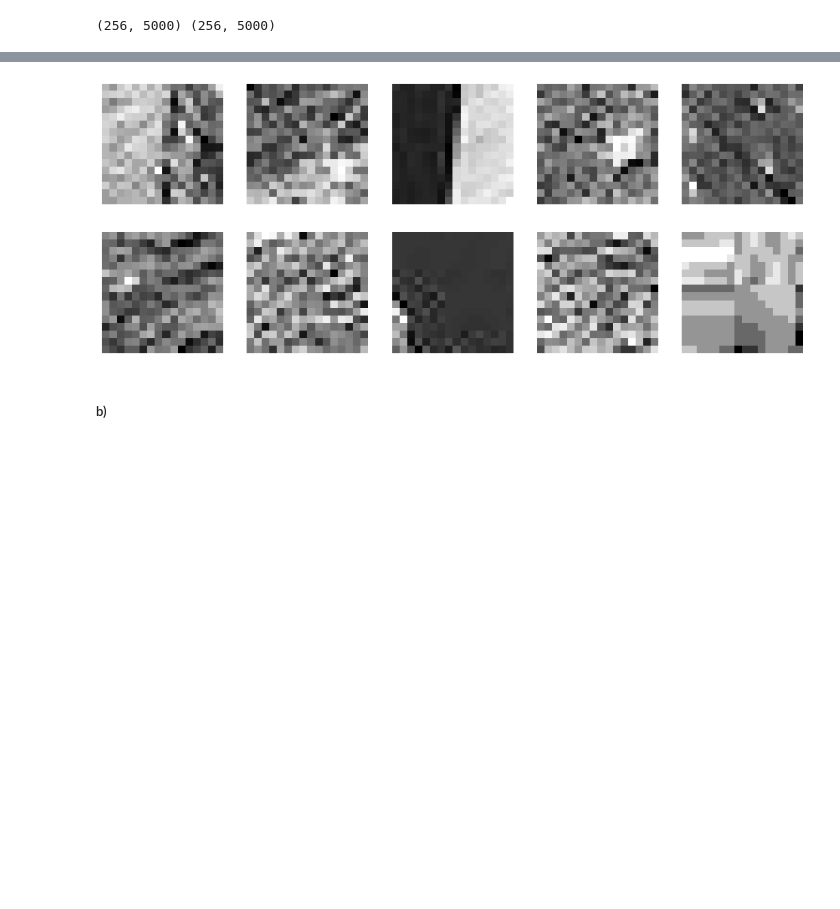
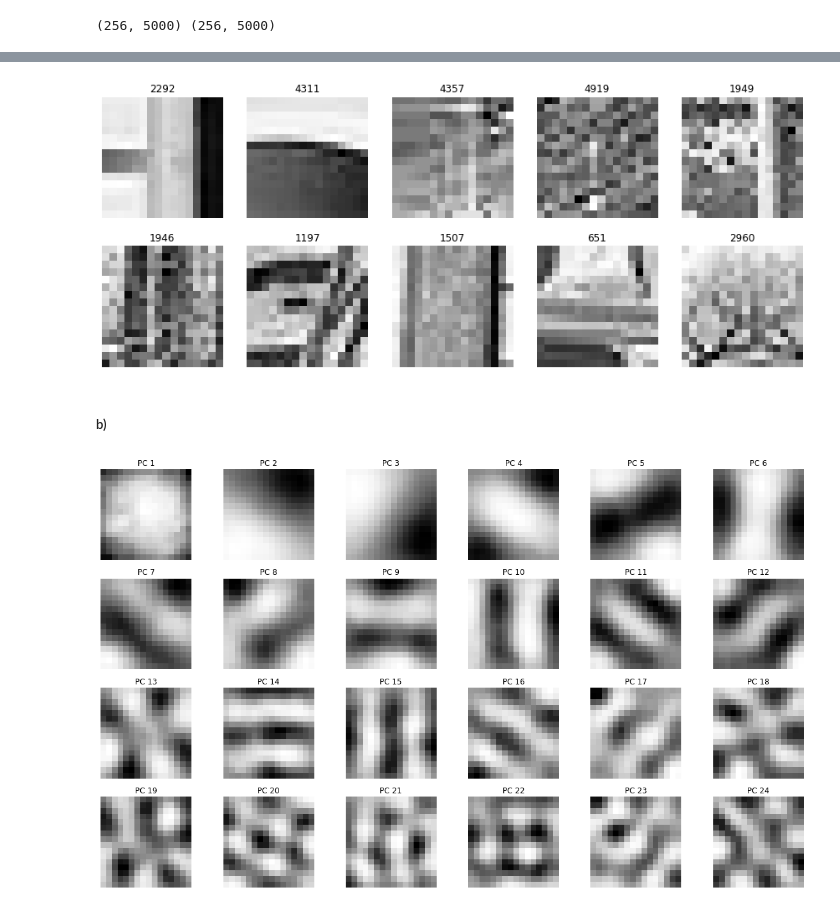
Before and after one commit to iyhabz/MI_2, a Jupyter notebook: Ue_1/sheet01_solved.ipynb, the cells around one changed output, grey strips where cells are left out. Saved outputs shown, nothing was run; the diff lists cells and outputs as text; code cells hidden in the pictures; blank space fills up the shorter version.

```diff
--- a/Ue_1/sheet01_solved.ipynb
+++ b/Ue_1/sheet01_solved.ipynb
@@ -283,11 +288,45 @@ for ax in axes.flatten():
 # Shows some building patches.
 fig, axes = plt.subplots(2, 5, figsize=(15, 6))
 for ax in axes.flatten():
-    rand_img = np.random.randint(len(n_patches))
+    rand_img = np.random.randint(len(patches_b[0]))
     plt.sca(ax)
     plt.imshow(patches_b[:, rand_img].reshape(16, 16), cmap='Greys', interpolation=None)
+    plt.title(str(rand_img))
     plt.axis('off')
 # %% [output]
-[figure, old version]
+[figure, new version]
 # %% [markdown]
 ##### b)
+# %%
+# Center data
+mean_n = np.mean(patches_n, axis = 1) # Saves the means for later
+mean_b = np.mean(patches_b, axis = 1)
+
+patches_n_centered = patches_n - np.expand_dims(mean_n, axis = 1) # uses expand for broadcasting
+patches_b_centered = patches_b - np.expand_dims(mean_b, axis = 1)
+
+# Covariance and Eigendecomposition
+covariance_n = np.cov(patches_n_centered)
+eig_value_n, eig_vector_n = np.linalg.eig(covariance_n)
+
+covariance_b = np.cov(patches_b_centered)
+eig_value_b, eig_vector_b = np.linalg.eig(covariance_b)
+
+# Sorting
+sorted_index_n = np.argsort(eig_value_n)[::-1] # From highest to lowest
+eig_value_n_sorted = eig_value_n[sorted_index_n]
+eig_vector_n_sorted = eig_vector_n[:, sorted_index_n]
+
+sorted_index_b = np.argsort(eig_value_b)[::-1]
+eig_value_b_sorted = eig_value_b[sorted_index_b]
+eig_vector_b_sorted = eig_vector_b[:, sorted_index_b]
+# %%
+# Visualizes the first 24 PCs for nature images
+fig, axes = plt.subplots(4, 6, figsize=(20, 12))
+for (i, ax) in enumerate(axes.flatten()):
+    plt.sca(ax)
+    plt.imshow(eig_vector_n_sorted[:, i].reshape(16, 16), cmap='Greys')
+    plt.title(f"PC {i+1}")
+    plt.axis('off')
+# %% [output]
+[figure, added]
```
Also changed, not shown: parts of 13 cells of this notebook, 6 other files.
